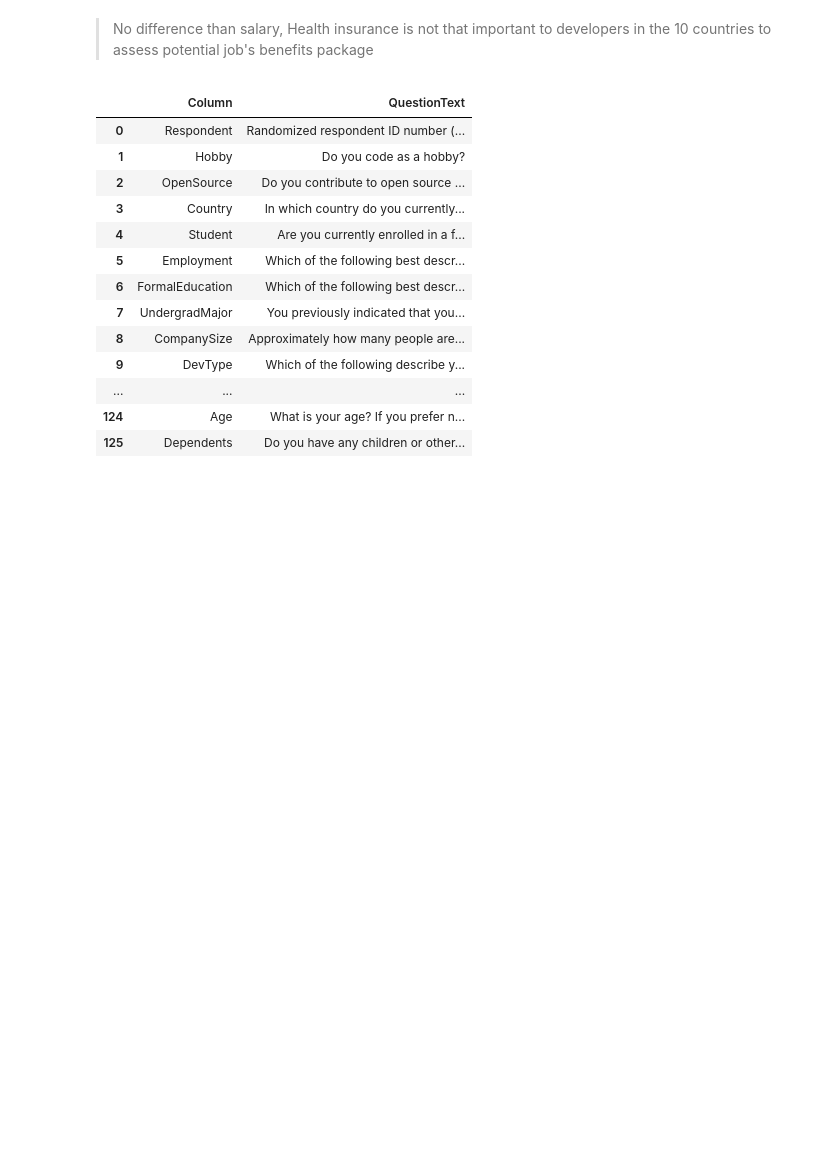
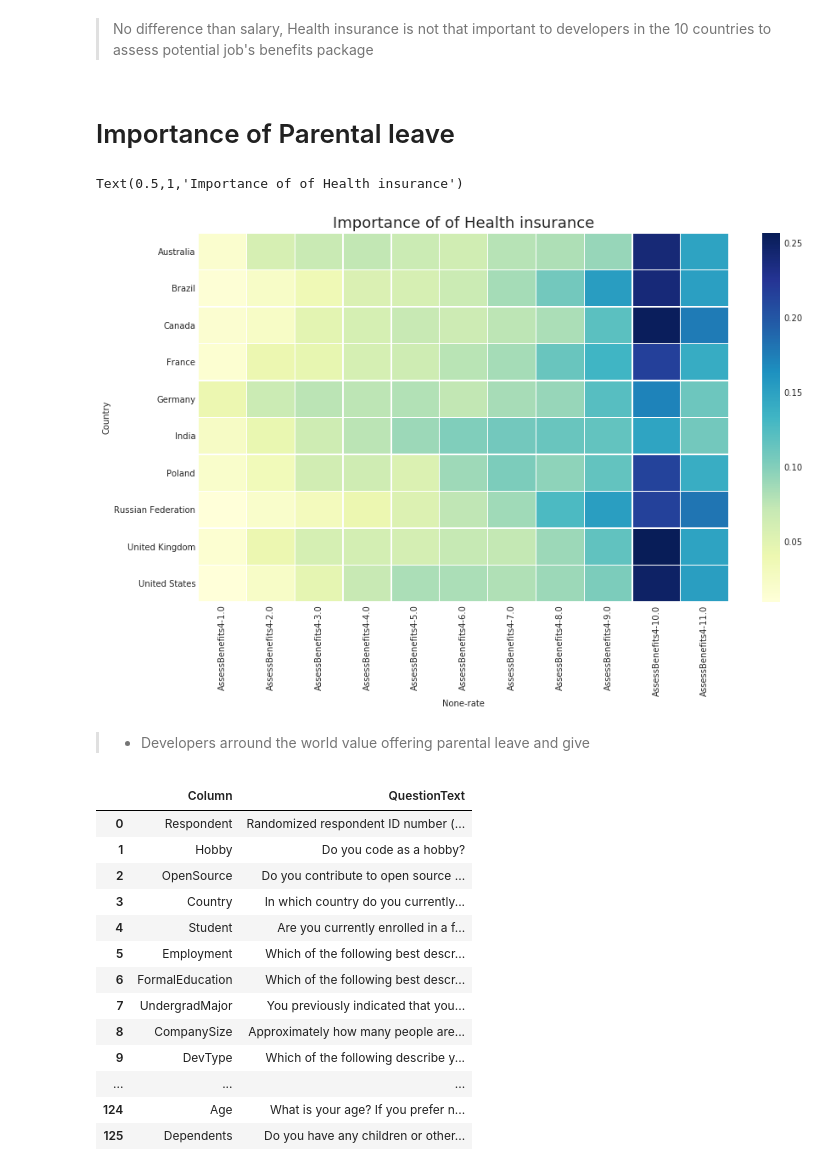
Before and after one commit to djaballah/Stack-Overflow-2018-Developer-Survey-Analysis, a Jupyter notebook: Simple Eda.ipynb, the cells around one changed output. Saved outputs shown, nothing was run; the diff lists cells and outputs as text; code cells hidden in the pictures; blank space fills up the shorter version.

Commit message:
Analyzing the importance of offerning parental leave

```diff
--- a/Simple Eda.ipynb
+++ b/Simple Eda.ipynb
@@ -316,6 +316,16 @@ Text(0.5,1,'Importance of of Health insurance')
 [figure]
 # %% [markdown]
 > No difference than salary, Health insurance is not that important to developers in the 10 countries to assess potential job's benefits package
+# %% [markdown]
+# Importance of Parental leave
+# %%
+plot_heatmap(top10_df, 'AssessBenefits4')
+plt.title('Importance of of Health insurance', fontsize=18)
+# %% [output]
+Text(0.5,1,'Importance of of Health insurance')
+[figure, added]
+# %% [markdown]
+> * Developers arround the world value offering parental leave and give
 # %%
 pd.options.display.max_rows = 999
 schema
```
